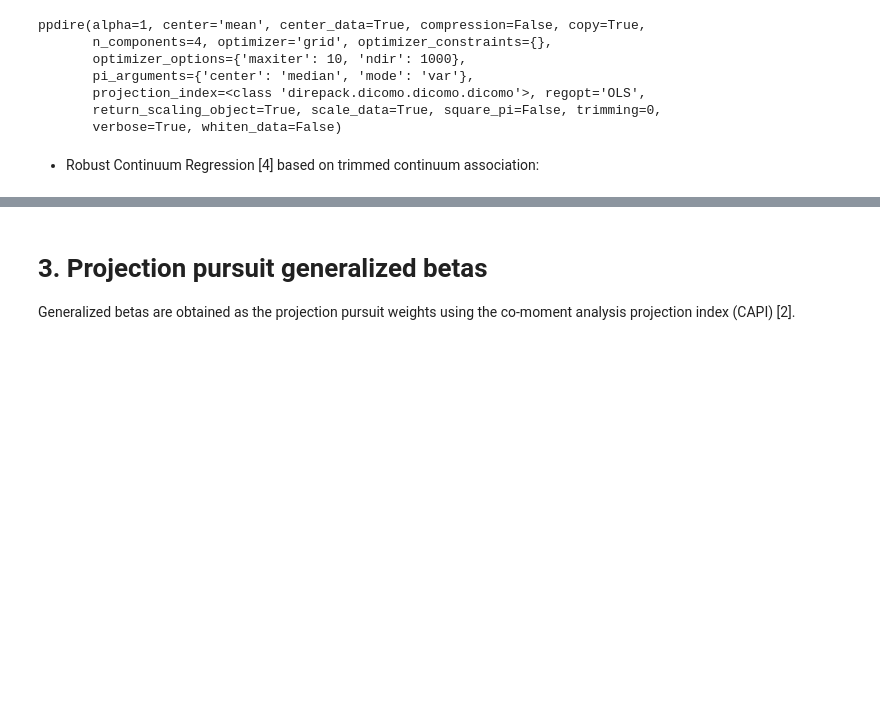
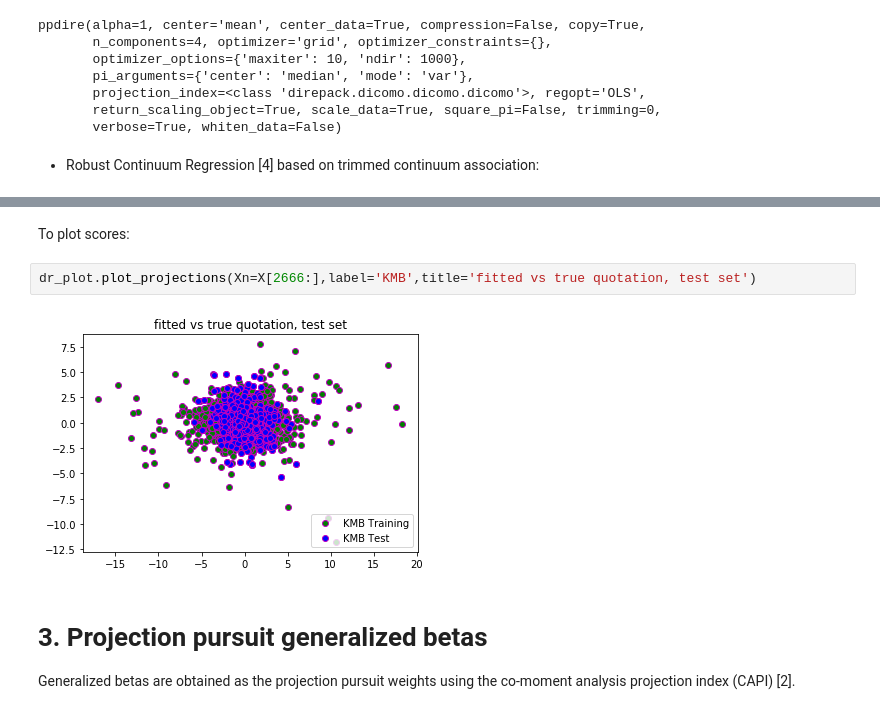
Before and after one commit to SvenSerneels/direpack, a Jupyter notebook: examples/ppdire_example.ipynb, the cells around one changed output, grey strips where cells are left out. Saved outputs shown, nothing was run; the diff lists cells and outputs as text; blank space fills up the shorter version.

```diff
--- a/examples/ppdire_example.ipynb
+++ b/examples/ppdire_example.ipynb
@@ -257,3 +269,9 @@ array([-0.26770602,  0.8438178 , -0.22220975, ..., -0.02740443,
+# %% [markdown]
+To plot scores:
+# %%
+dr_plot.plot_projections(Xn=X[2666:],label='KMB',title='fitted vs true quotation, test set')
+# %% [output]
+[figure, added]
 # %% [markdown]
 3\. Projection pursuit generalized betas
 ================================
```
Also changed, not shown: parts of 4 cells of this notebook, 9 other files.
